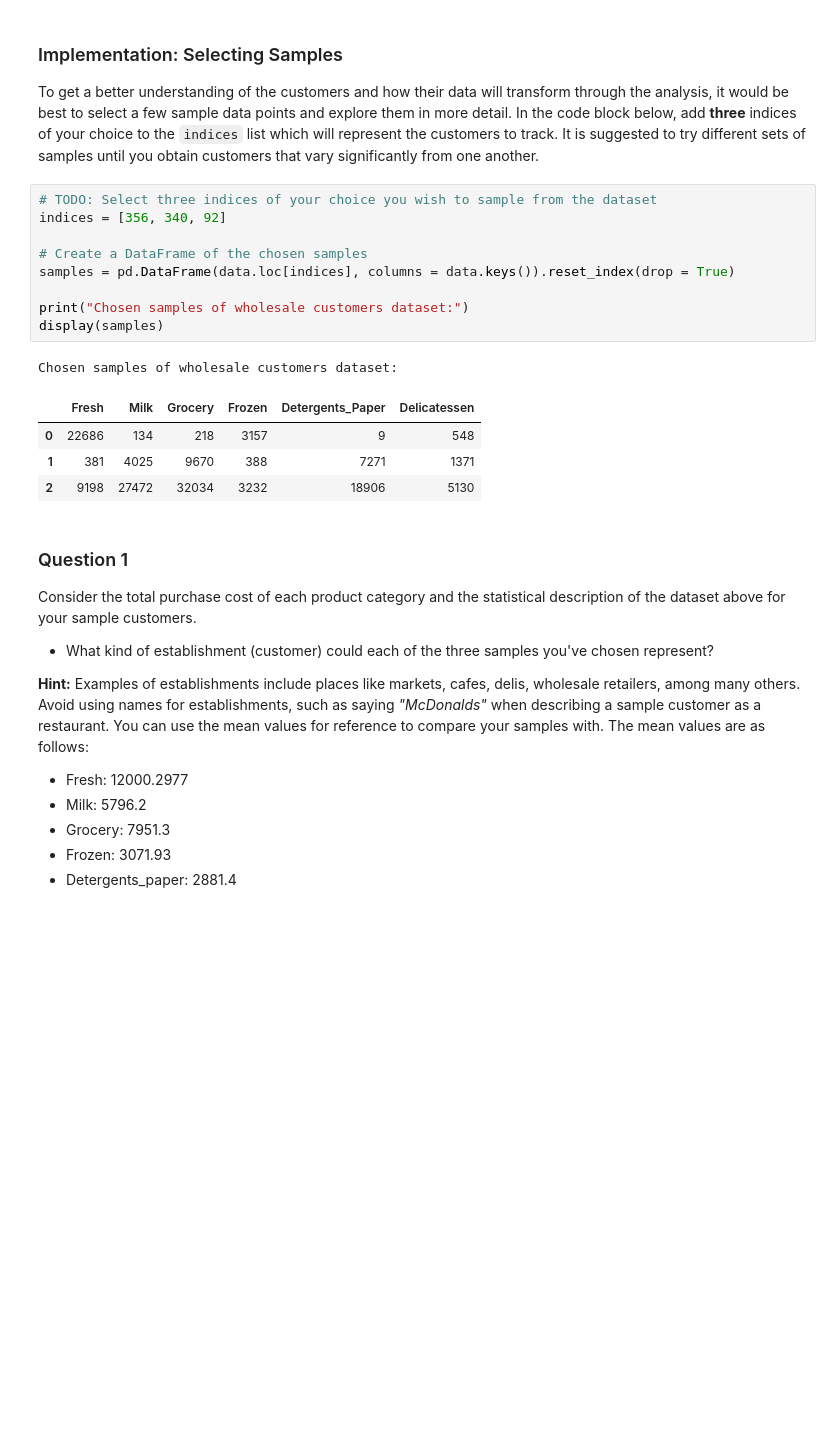
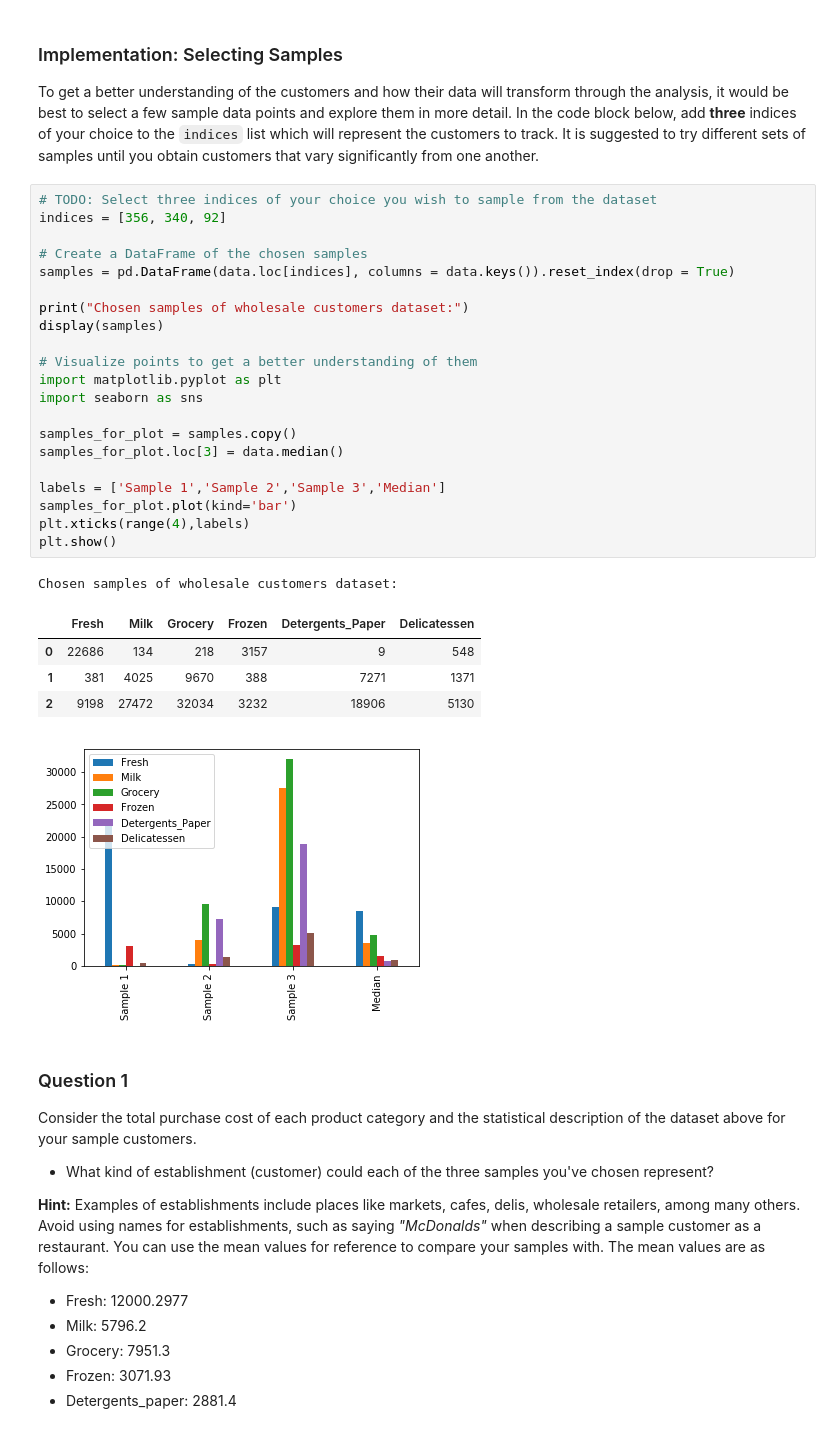
Before and after one commit to Mathius17/machine-learning, a Jupyter notebook: projects/customer_segments/customer_segments.ipynb, the cells around one changed output. Saved outputs shown, nothing was run; the diff lists cells and outputs as text; blank space fills up the shorter version.

```diff
--- a/projects/customer_segments/customer_segments.ipynb
+++ b/projects/customer_segments/customer_segments.ipynb
@@ -61,18 +61,31 @@ To get a better understanding of the customers and how their data will transform
 # %%
 # TODO: Select three indices of your choice you wish to sample from the dataset
 indices = [356, 340, 92]
 
 # Create a DataFrame of the chosen samples
 samples = pd.DataFrame(data.loc[indices], columns = data.keys()).reset_index(drop = True)
 
 print("Chosen samples of wholesale customers dataset:")
 display(samples)
+
+# Visualize points to get a better understanding of them
+import matplotlib.pyplot as plt
+import seaborn as sns
+
+samples_for_plot = samples.copy()
+samples_for_plot.loc[3] = data.median()
+
+labels = ['Sample 1','Sample 2','Sample 3','Median']
+samples_for_plot.plot(kind='bar')
+plt.xticks(range(4),labels)
+plt.show()
 # %% [output]
 Chosen samples of wholesale customers dataset:
 |  | Fresh | Milk | Grocery | Frozen | Detergents_Paper | Delicatessen |
 | 0 | 22686 | 134 | 218 | 3157 | 9 | 548 |
 | 1 | 381 | 4025 | 9670 | 388 | 7271 | 1371 |
 | 2 | 9198 | 27472 | 32034 | 3232 | 18906 | 5130 |
+[figure, added]
 # %% [markdown]
 ### Question 1
 Consider the total purchase cost of each product category and the statistical description of the dataset above for your sample customers.
```
Also changed, not shown: parts of 2 cells of this notebook, 1 other file.
